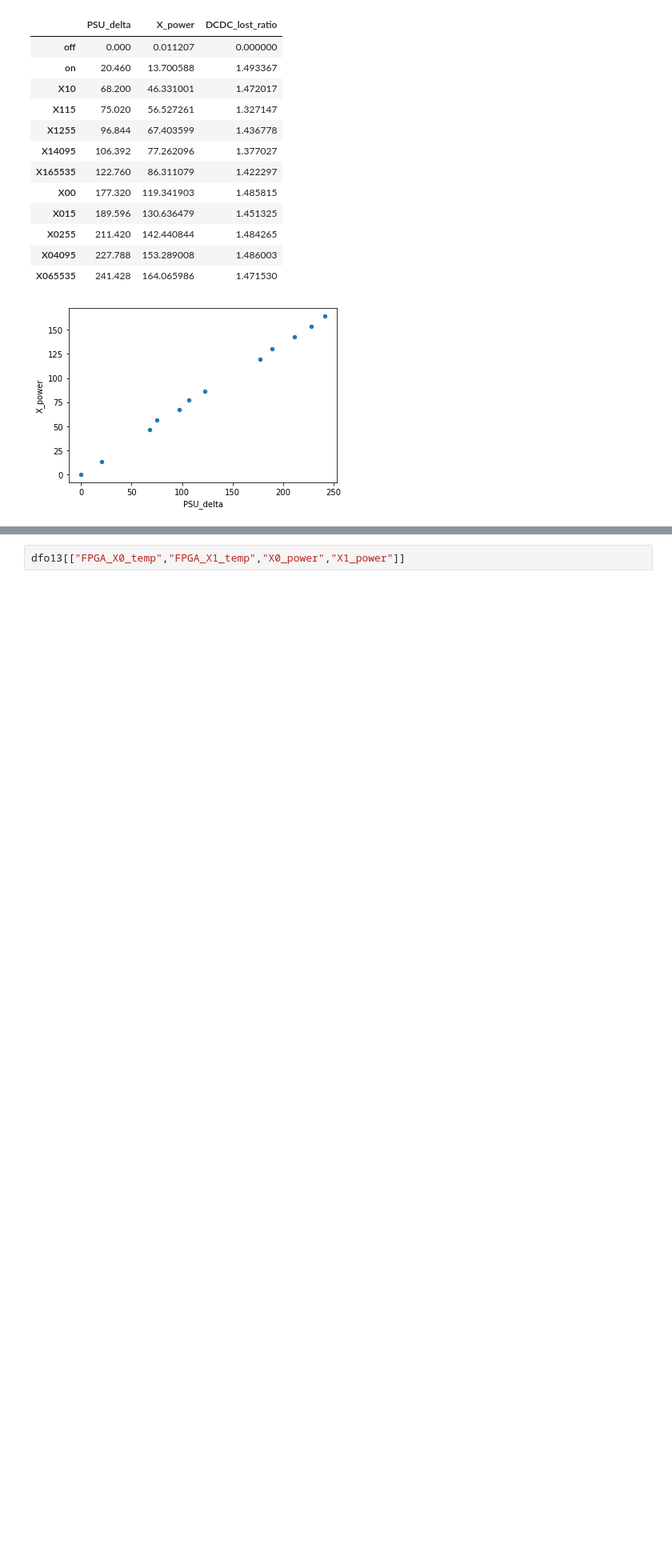
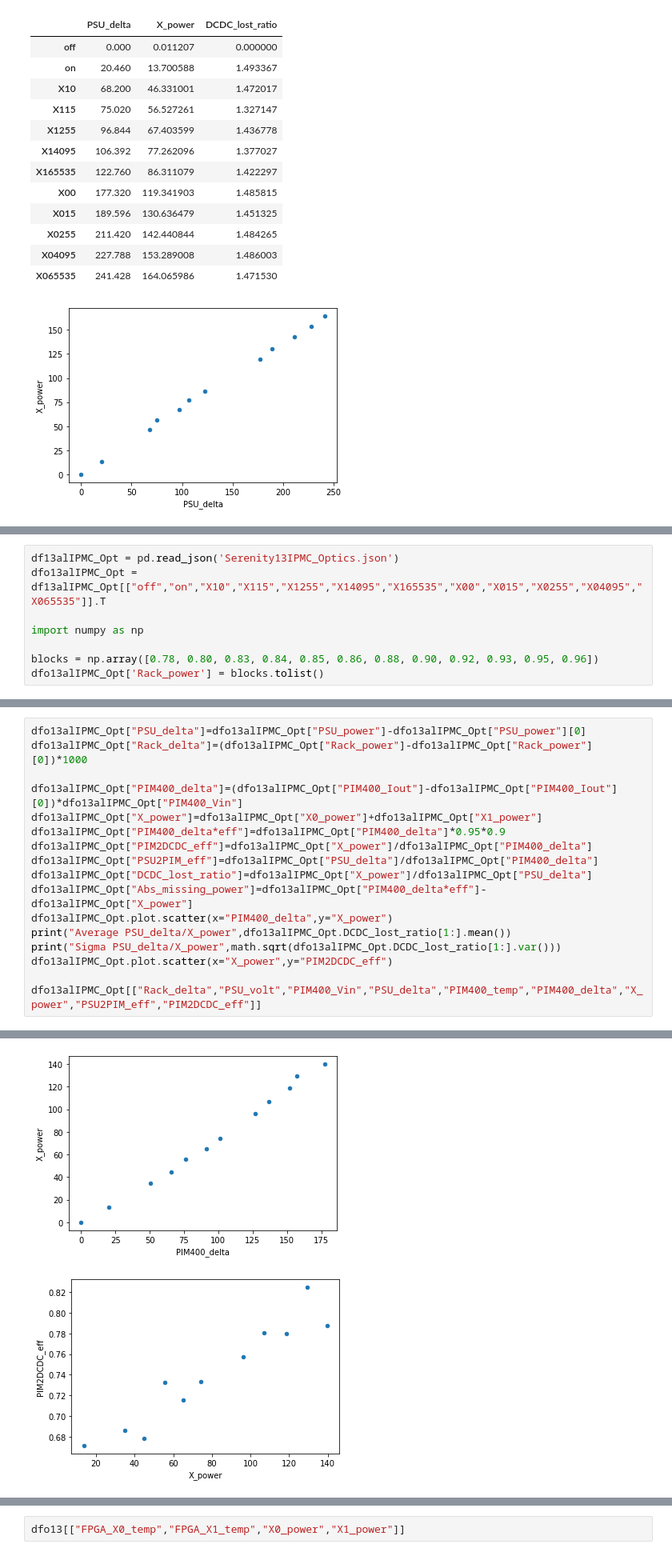
Before and after one commit to gfedi/Notebook, a Jupyter notebook: HSThermalTests.ipynb, the cells around one changed output, grey strips where cells are left out. Shown at 80% size. Drawn from its saved outputs; the diff is of its cells as text; blank space fills up the shorter version.

```diff
--- a/HSThermalTests.ipynb
+++ b/HSThermalTests.ipynb
@@ -194,0 +247,8 @@ Sigma PSU_delta/X_power 0.05270694156680896
+# %%
+df13alIPMC_Opt = pd.read_json('Serenity13IPMC_Optics.json')
+dfo13alIPMC_Opt = df13alIPMC_Opt[["off","on","X10","X115","X1255","X14095","X165535","X00","X015","X0255","X04095","X065535"]].T
+
+import numpy as np
+
+blocks = np.array([0.78, 0.80, 0.83, 0.84, 0.85, 0.86, 0.88, 0.90, 0.92, 0.93, 0.95, 0.96])
+dfo13alIPMC_Opt['Rack_power'] = blocks.tolist()
@@ -194,0 +269,18 @@ Sigma PSU_delta/X_power 0.05270694156680896
+# %%
+dfo13alIPMC_Opt["PSU_delta"]=dfo13alIPMC_Opt["PSU_power"]-dfo13alIPMC_Opt["PSU_power"][0]
+dfo13alIPMC_Opt["Rack_delta"]=(dfo13alIPMC_Opt["Rack_power"]-dfo13alIPMC_Opt["Rack_power"][0])*1000
+
+dfo13alIPMC_Opt["PIM400_delta"]=(dfo13alIPMC_Opt["PIM400_Iout"]-dfo13alIPMC_Opt["PIM400_Iout"][0])*dfo13alIPMC_Opt["PIM400_Vin"]
+dfo13alIPMC_Opt["X_power"]=dfo13alIPMC_Opt["X0_power"]+dfo13alIPMC_Opt["X1_power"]
+dfo13alIPMC_Opt["PIM400_delta*eff"]=dfo13alIPMC_Opt["PIM400_delta"]*0.95*0.9
+dfo13alIPMC_Opt["PIM2DCDC_eff"]=dfo13alIPMC_Opt["X_power"]/dfo13alIPMC_Opt["PIM400_delta"]
+dfo13alIPMC_Opt["PSU2PIM_eff"]=dfo13alIPMC_Opt["PSU_delta"]/dfo13alIPMC_Opt["PIM400_delta"]
+dfo13alIPMC_Opt["DCDC_lost_ratio"]=dfo13alIPMC_Opt["X_power"]/dfo13alIPMC_Opt["PSU_delta"]
+dfo13alIPMC_Opt["Abs_missing_power"]=dfo13alIPMC_Opt["PIM400_delta*eff"]- dfo13alIPMC_Opt["X_power"]
+dfo13alIPMC_Opt.plot.scatter(x="PIM400_delta",y="X_power")
+print("Average PSU_delta/X_power",dfo13alIPMC_Opt.DCDC_lost_ratio[1:].mean())
+print("Sigma PSU_delta/X_power",math.sqrt(dfo13alIPMC_Opt.DCDC_lost_ratio[1:].var()))
+dfo13alIPMC_Opt.plot.scatter(x="X_power",y="PIM2DCDC_eff")
+
+dfo13alIPMC_Opt[["Rack_delta","PSU_volt","PIM400_Vin","PSU_delta","PIM400_temp","PIM400_delta","X_power","PSU2PIM_eff","PIM2DCDC_eff"]]
+# %% [output]
@@ -194,0 +302,2 @@ Sigma PSU_delta/X_power 0.05270694156680896
+[figure, added]
+[figure, added]
```
Also changed, not shown: parts of 10 cells of this notebook, 4 other files.
